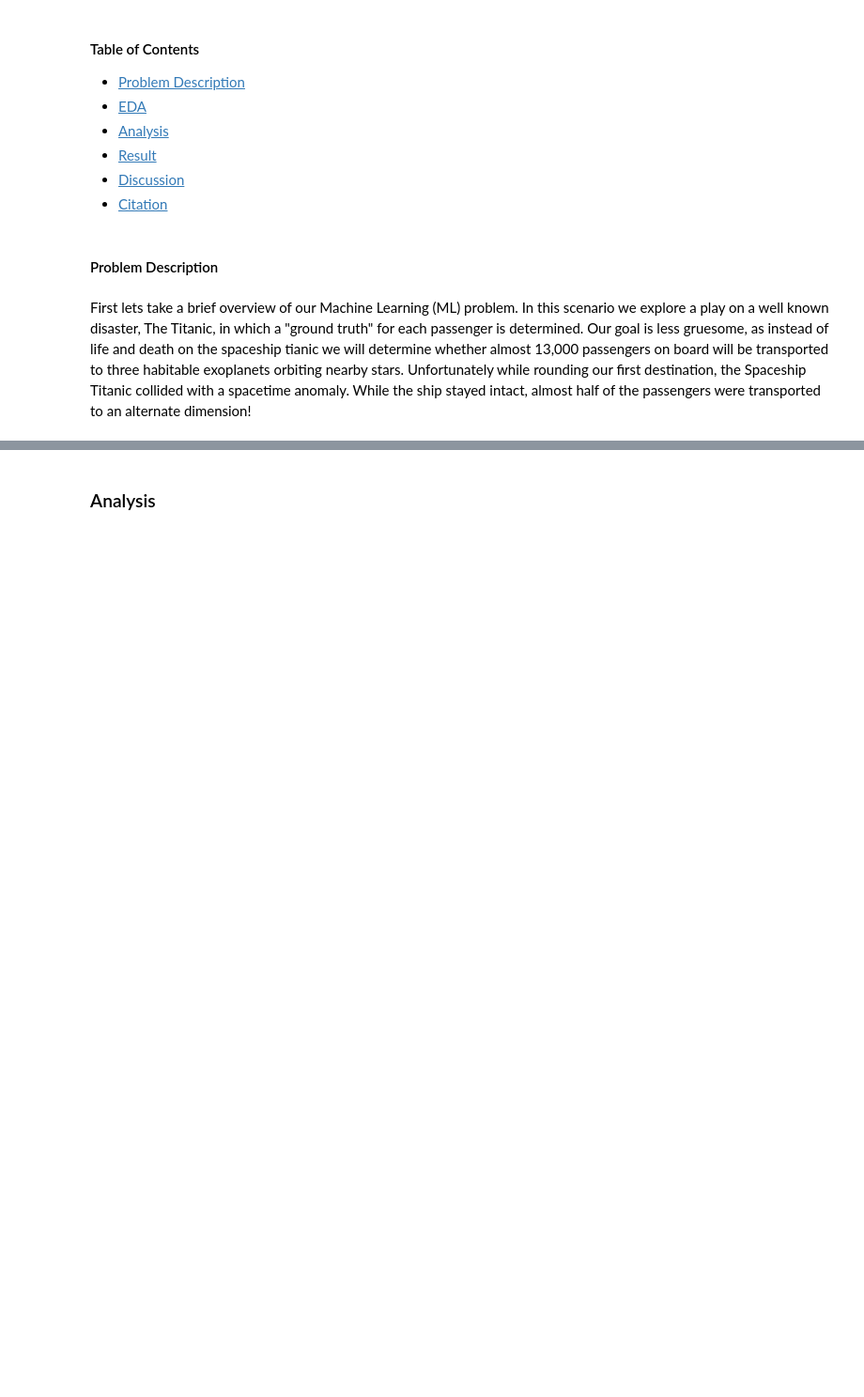
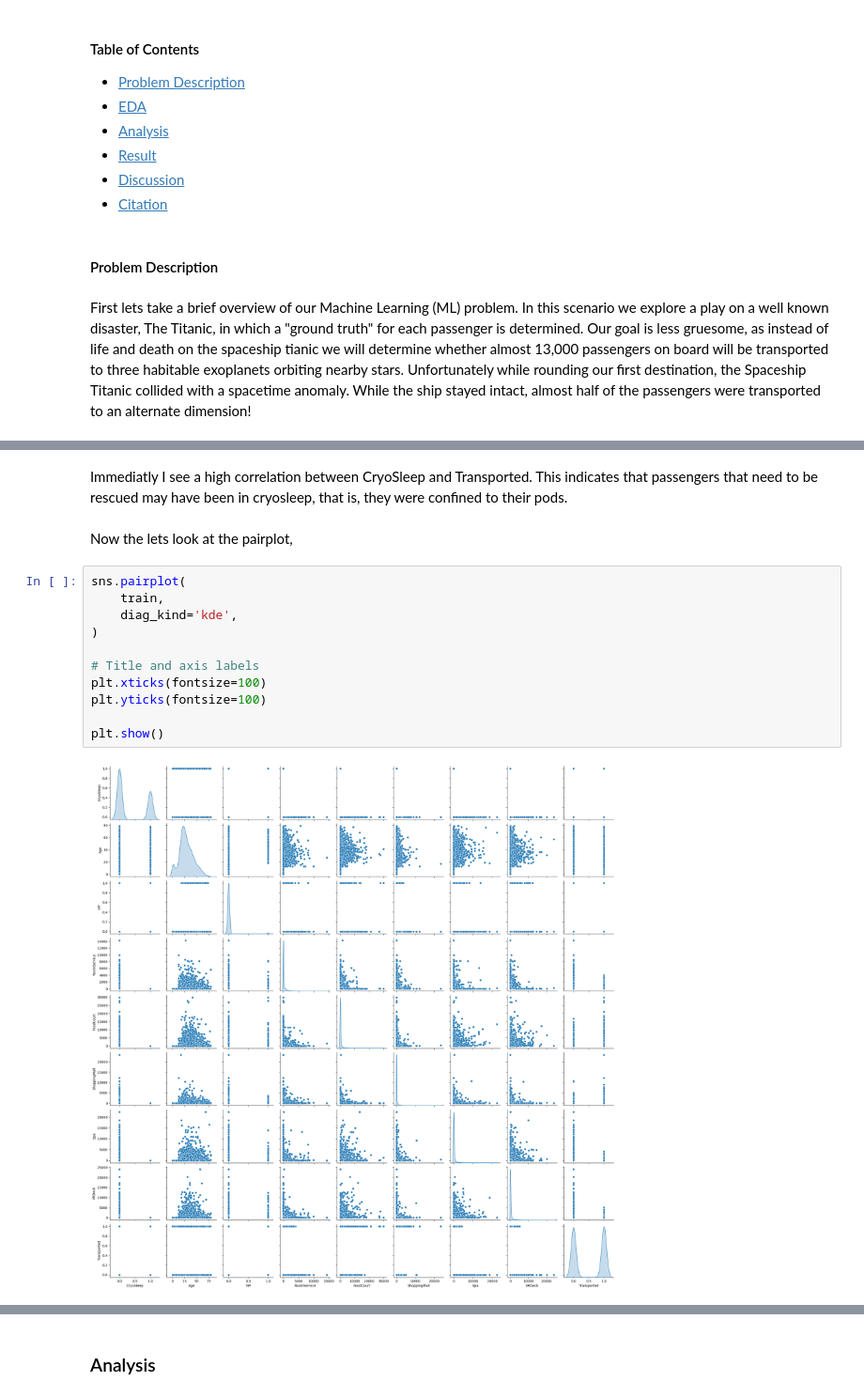
Before and after one commit to GHeart01/SpaceShip-Titanic-Supervised-ML-Project, a Jupyter notebook: SpaceshipTitanic.ipynb, the cells around one changed output, grey strips where cells are left out. Shown at 94% size. Drawn from its saved outputs; the diff is of its cells as text; blank space fills up the shorter version.

```diff
--- a/SpaceshipTitanic.ipynb
+++ b/SpaceshipTitanic.ipynb
@@ -147,0 +232,17 @@ print("Full train dataset shape is {}".format(dataset_df.shape))
+# %% [markdown]
+Immediatly I see a high correlation between CryoSleep and Transported. This indicates that passengers that need to be rescued may have  been in cryosleep, that is, they were confined to their pods.
+# %% [markdown]
+Now the lets look at the pairplot,
+# %%
+sns.pairplot(
+    train,
+    diag_kind='kde',
+)
+
+# Title and axis labels
+plt.xticks(fontsize=100)
+plt.yticks(fontsize=100)
+
+plt.show()
+# %% [output]
+[figure, added]
```
Also changed, not shown: parts of 46 cells of this notebook, 3 other files.
